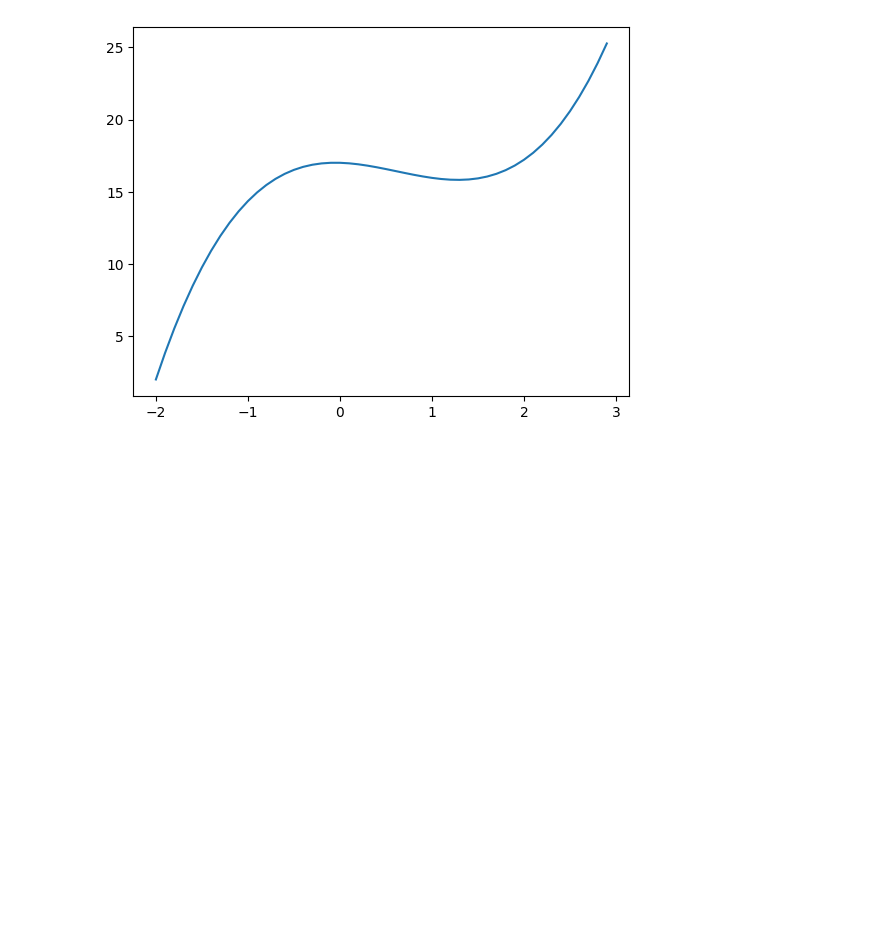
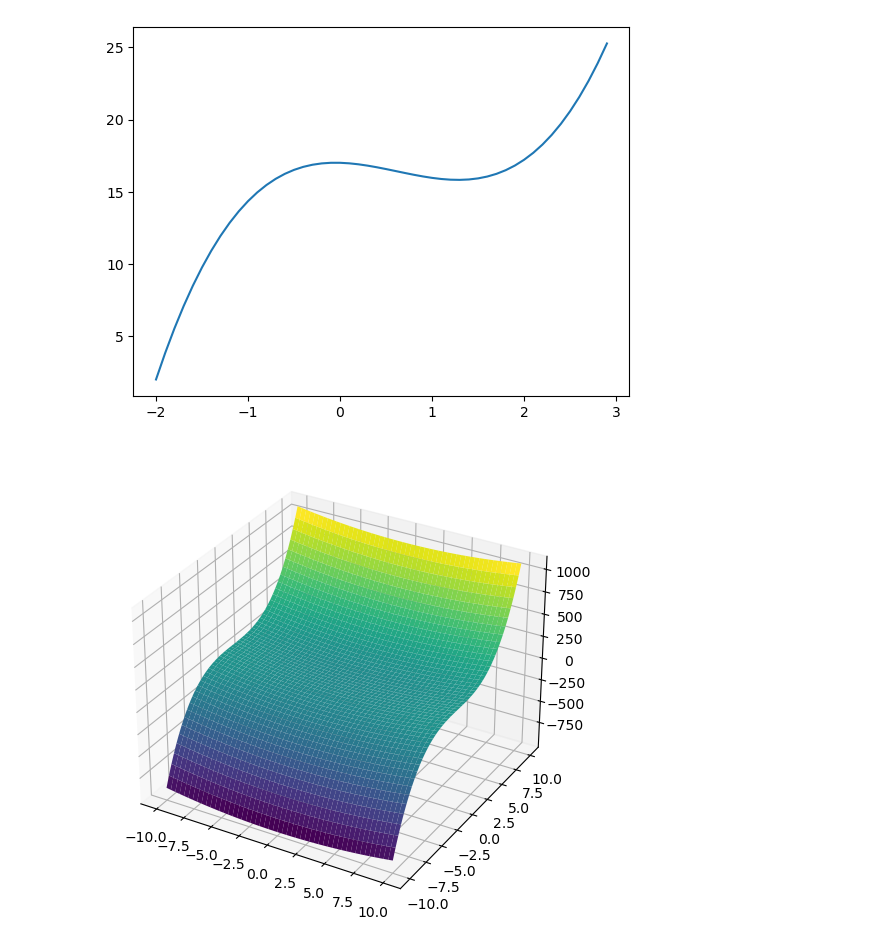
Before and after one commit to szaqal/ML, a Jupyter notebook: misc.ipynb, the cells around one changed output. Cells and saved outputs as stored; diff of their text form; code cells hidden in the pictures; blank space fills up the shorter version.

```diff
--- a/misc.ipynb
+++ b/misc.ipynb
@@ -93,3 +95,15 @@ plt.plot(x, y)
 plt.show()
 # %% [output]
 [figure]
+# %%
+x = np.linspace(-10,10,1000)
+xv, yv = np.meshgrid(x, x, indexing='ij')
+
+zv = xv**2 + yv**3
+
+fig = plt.figure(figsize=(6,6))
+ax = fig.add_subplot(projection='3d')
+ax.plot_surface(xv, yv, zv, cmap="viridis")
+plt.show()
+# %% [output]
+[figure, added]
```
Also changed, not shown: parts of 4 cells of this notebook.
